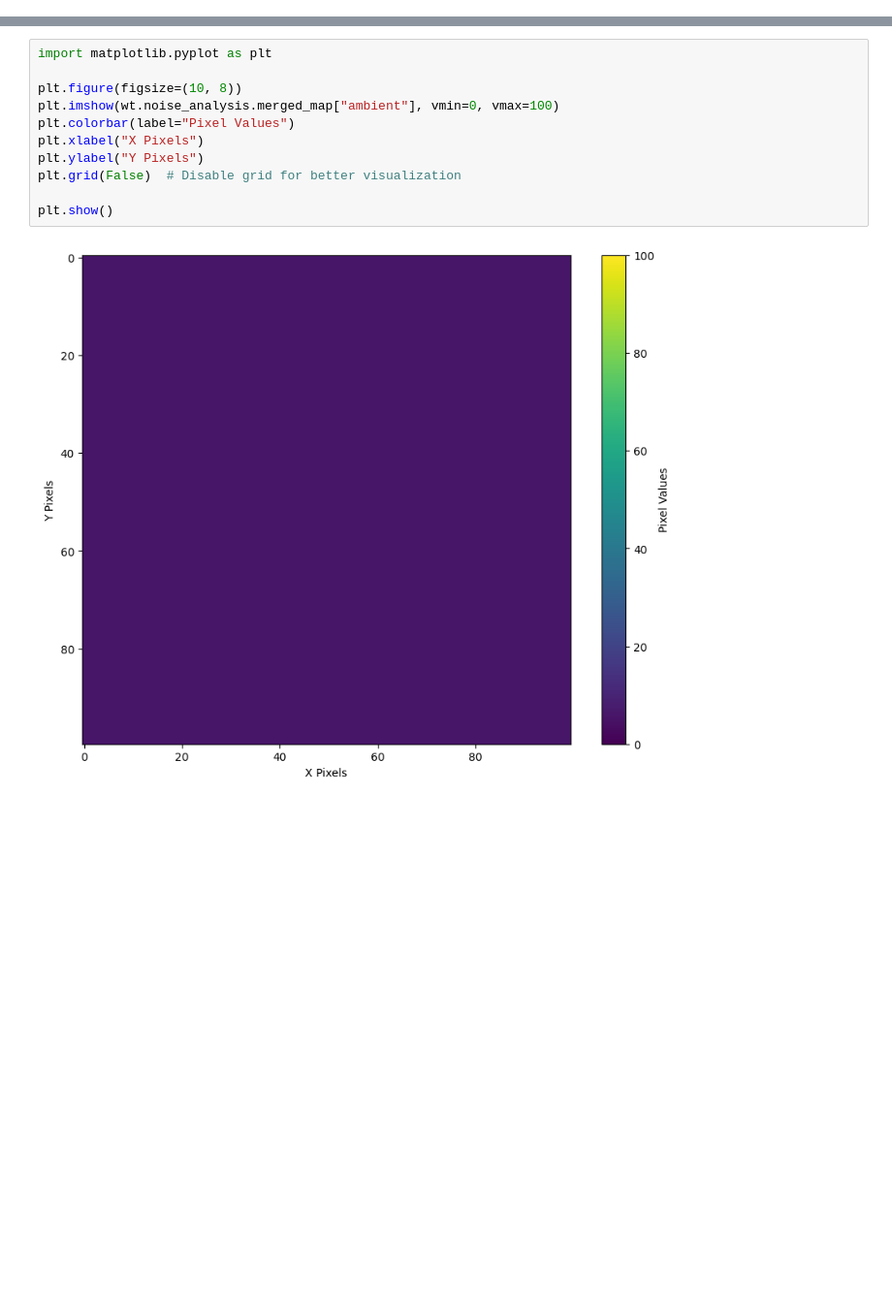
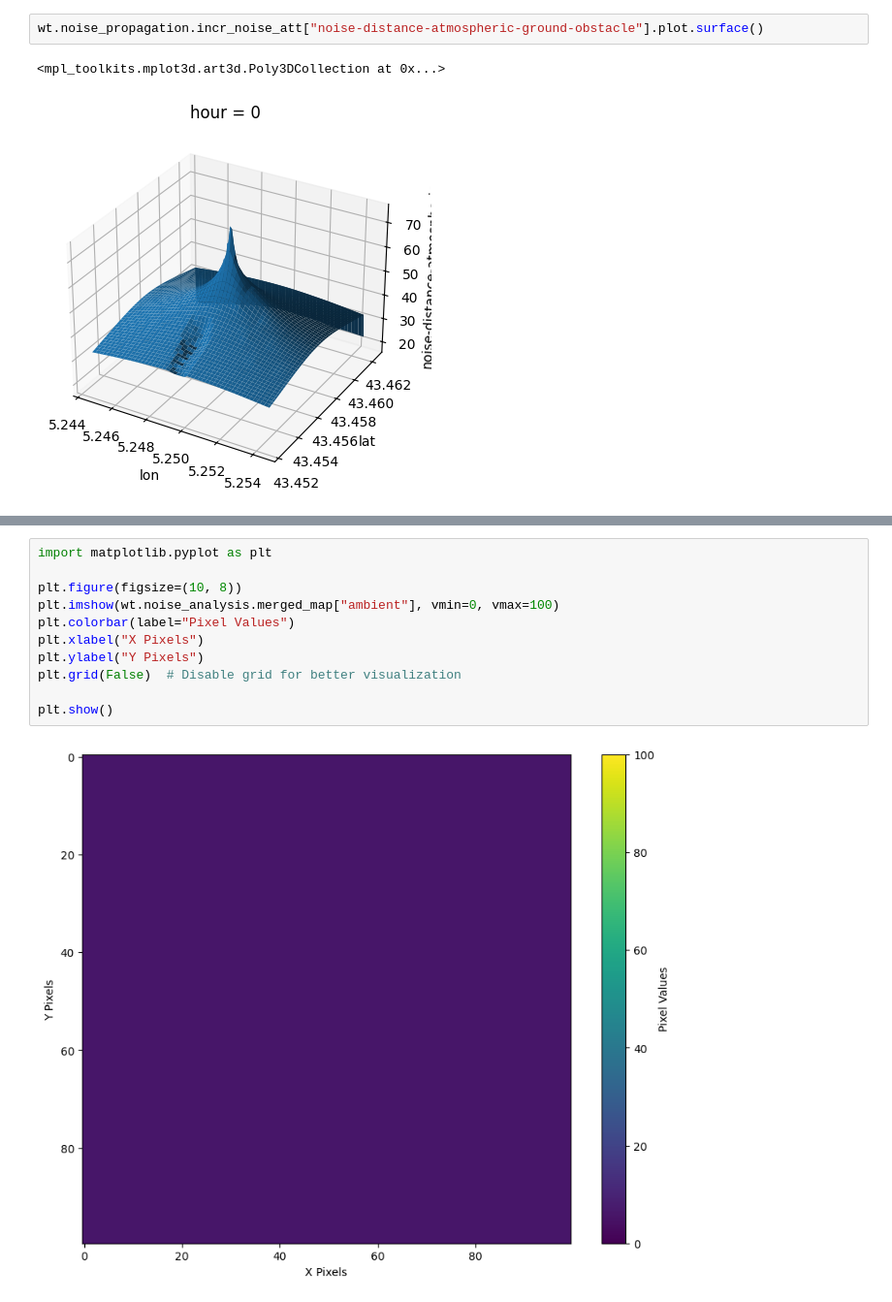
Before and after one commit to nmcdtu/windwhisper, a Jupyter notebook: dev/generate_noise_map.ipynb, the cells around one changed output, grey strips where cells are left out. Shown at 97% size. Drawn from its saved outputs; the diff is of its cells as text; blank space fills up the shorter version.

```diff
--- a/dev/generate_noise_map.ipynb
+++ b/dev/generate_noise_map.ipynb
@@ -42,0 +49,5 @@ Failed to fetch elevation data: 504
+# %%
+wt.noise_propagation.incr_noise_att["noise-distance-atmospheric-ground-obstacle"].plot.surface()
+# %% [output]
+<mpl_toolkits.mplot3d.art3d.Poly3DCollection at 0x...>
+[figure, added]
```
Also changed, not shown: parts of 22 cells of this notebook, 9 other files.
